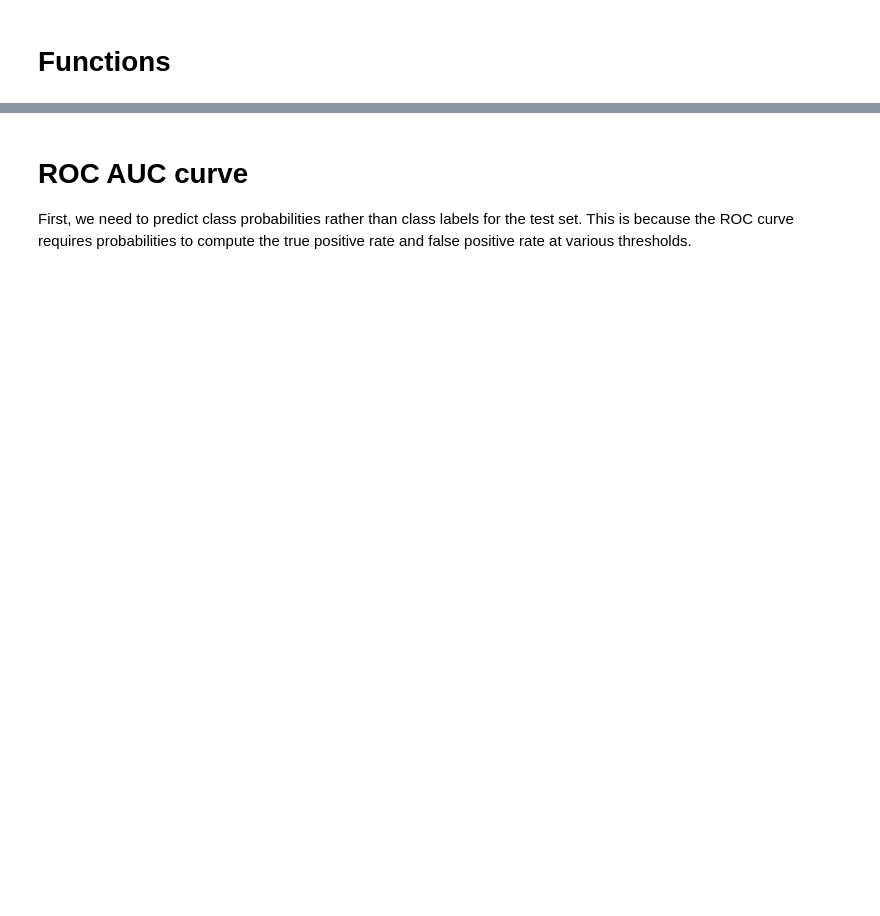
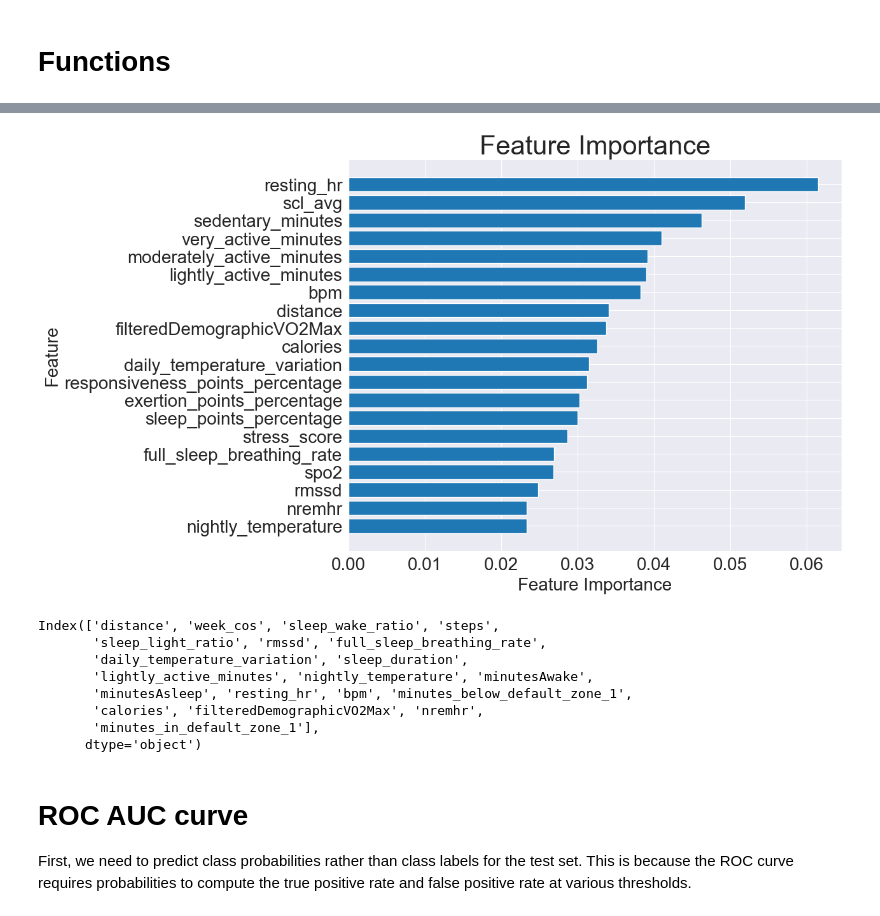
Before and after one commit to kcristinaa/-un-fairness-evaluation, a Jupyter notebook: notebooks_models/lifesnaps_generic_models_predict_panas.ipynb, the cells around one changed output, grey strips where cells are left out. Drawn from its saved outputs; the diff is of its cells as text; code cells hidden in the pictures; blank space fills up the shorter version.

```diff
--- a/notebooks_models/lifesnaps_generic_models_predict_panas.ipynb
+++ b/notebooks_models/lifesnaps_generic_models_predict_panas.ipynb
@@ -168,3 +155,28 @@ plot_confusion_matrix(y_test, y_pred)
+# %%
+feature_importances = clf.feature_importances_
+sorted_idx = np.argsort(feature_importances)[-20:]
+sorted_importances = feature_importances[sorted_idx]
+
+# Plotting
+plt.figure(figsize=(10, 8))
+plt.barh(range(len(sorted_importances)), sorted_importances, align='center')
+plt.yticks(range(len(sorted_importances)), [X_train.columns[i] for i in range(len(sorted_idx))])
+plt.xlabel("Feature Importance")
+plt.ylabel("Feature")
+plt.title("Feature Importance")
+plt.show()
+
+print(X_train.columns[sorted_idx])
+# %% [output]
+[figure, added]
+Index(['distance', 'week_cos', 'sleep_wake_ratio', 'steps',
+       'sleep_light_ratio', 'rmssd', 'full_sleep_breathing_rate',
+       'daily_temperature_variation', 'sleep_duration',
+       'lightly_active_minutes', 'nightly_temperature', 'minutesAwake',
+       'minutesAsleep', 'resting_hr', 'bpm', 'minutes_below_default_zone_1',
+       'calories', 'filteredDemographicVO2Max', 'nremhr',
+       'minutes_in_default_zone_1'],
+      dtype='object')
 # %% [markdown]
 # ROC AUC curve
 First, we need to predict class probabilities rather than class labels for the test set. This is because the ROC curve requires probabilities to compute the true positive rate and false positive rate at various thresholds.
```
Also changed, not shown: parts of 18 cells of this notebook, 7 other files.
